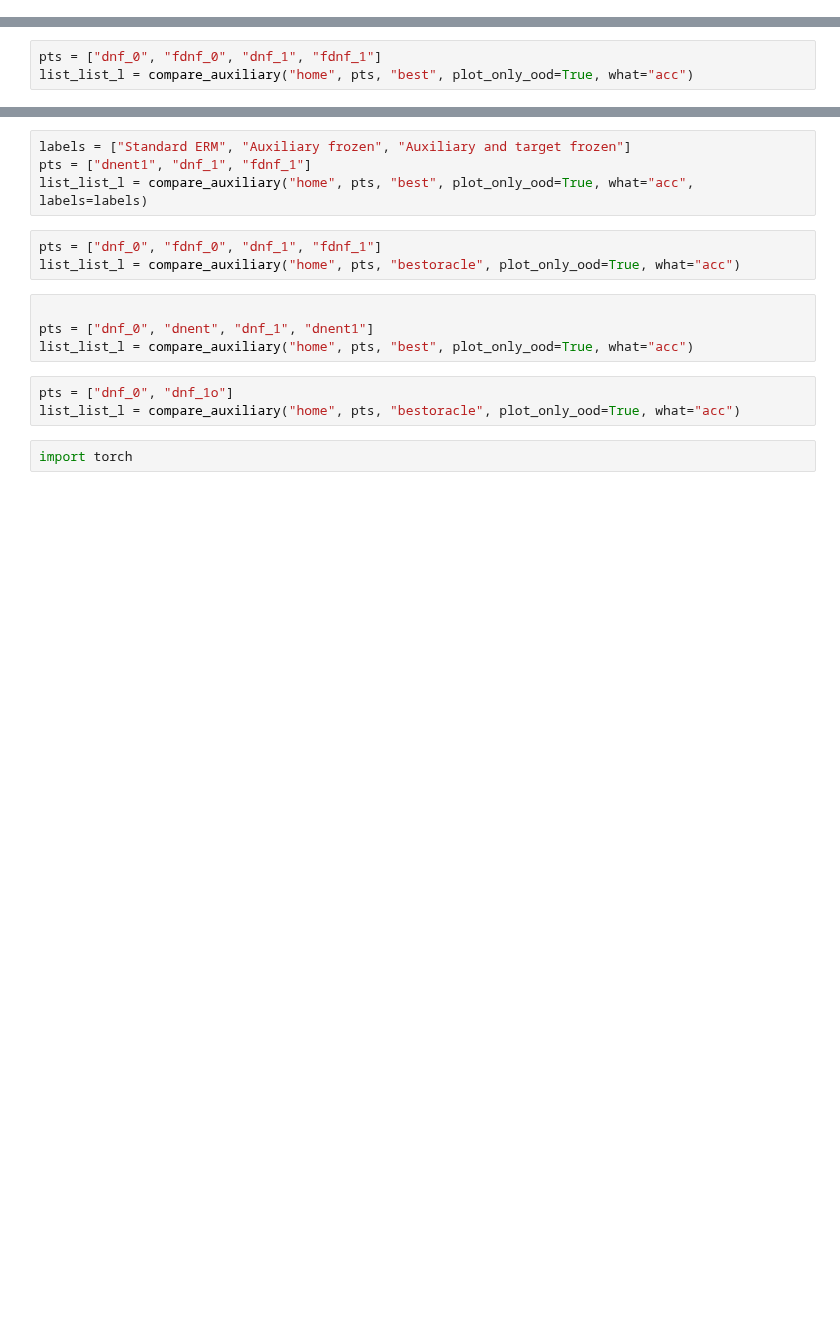
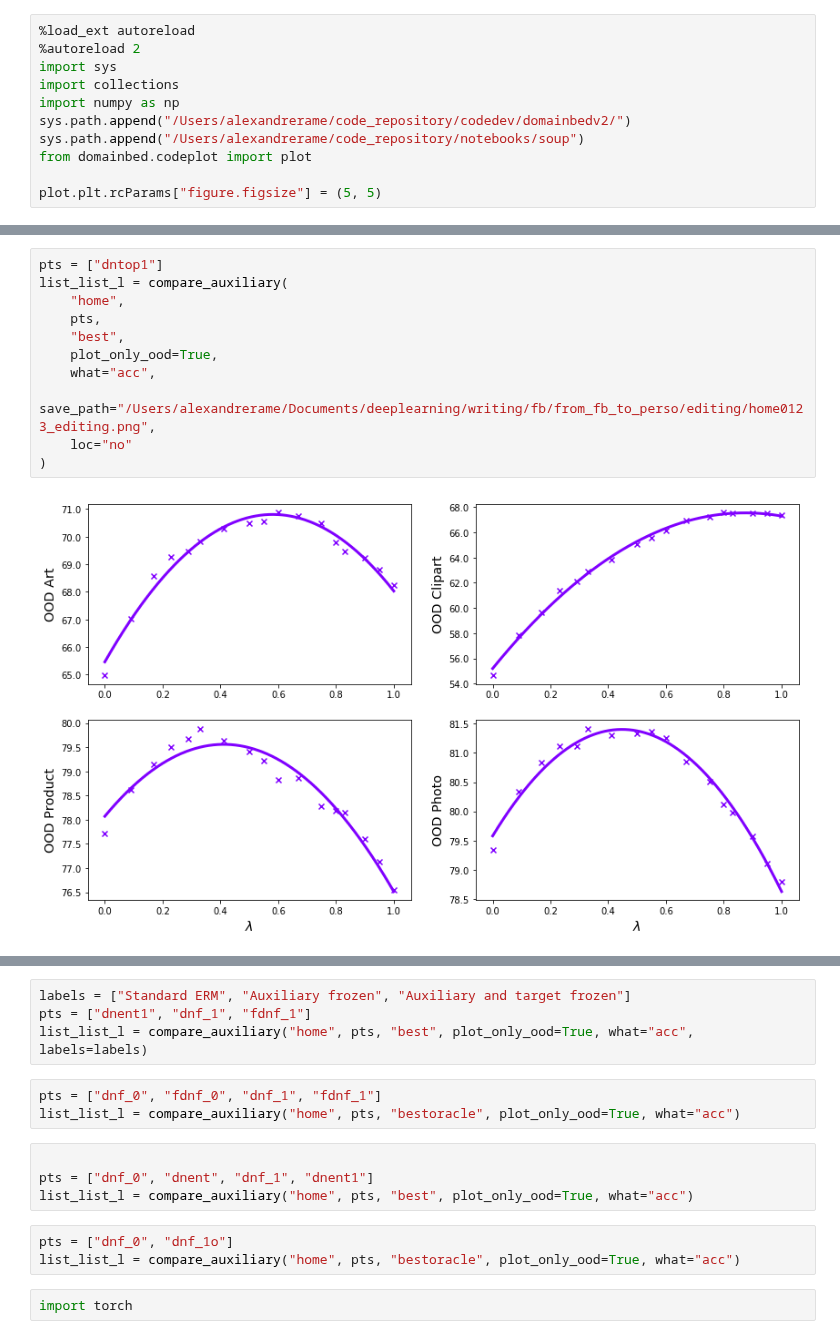
Before and after one commit to alexrame/domainbedv2, a Jupyter notebook: notebooks/recycling/robust_training_transfer_clean.ipynb, the cells around one changed output, grey strips where cells are left out. Cells and saved outputs as stored; diff of their text form; blank space fills up the shorter version.

```diff
--- a/notebooks/recycling/robust_training_transfer_clean.ipynb
+++ b/notebooks/recycling/robust_training_transfer_clean.ipynb
@@ -3,0 +7,11 @@
+# %%
+%load_ext autoreload
+%autoreload 2
+import sys
+import collections
+import numpy as np
+sys.path.append("/Users/alexandrerame/code_repository/codedev/domainbedv2/")
+sys.path.append("/Users/alexandrerame/code_repository/notebooks/soup")
+from domainbed.codeplot import plot
+
+plot.plt.rcParams["figure.figsize"] = (5, 5)
@@ -24,6 +36,16 @@ ModuleNotFoundError: No module named 'datafb'
 # %%
-pts = ["dnf_0", "fdnf_0", "dnf_1", "fdnf_1"]
-list_list_l = compare_auxiliary("home", pts, "best", plot_only_ood=True, what="acc")
+pts = ["dntop1"]
+list_list_l = compare_auxiliary(
+    "home",
+    pts,
+    "best",
+    plot_only_ood=True,
+    what="acc",
+    save_path="/Users/alexandrerame/Documents/deeplearning/writing/fb/from_fb_to_perso/editing/home0123_editing.png",
+    loc="no"
+)
+# %% [output]
+[figure, added]
 # %%
 labels = ["Standard ERM", "Auxiliary frozen", "Auxiliary and target frozen"]
 pts = ["dnent1", "dnf_1", "fdnf_1"]
```
Also changed, not shown: parts of 10 cells of this notebook, 3 other files.
